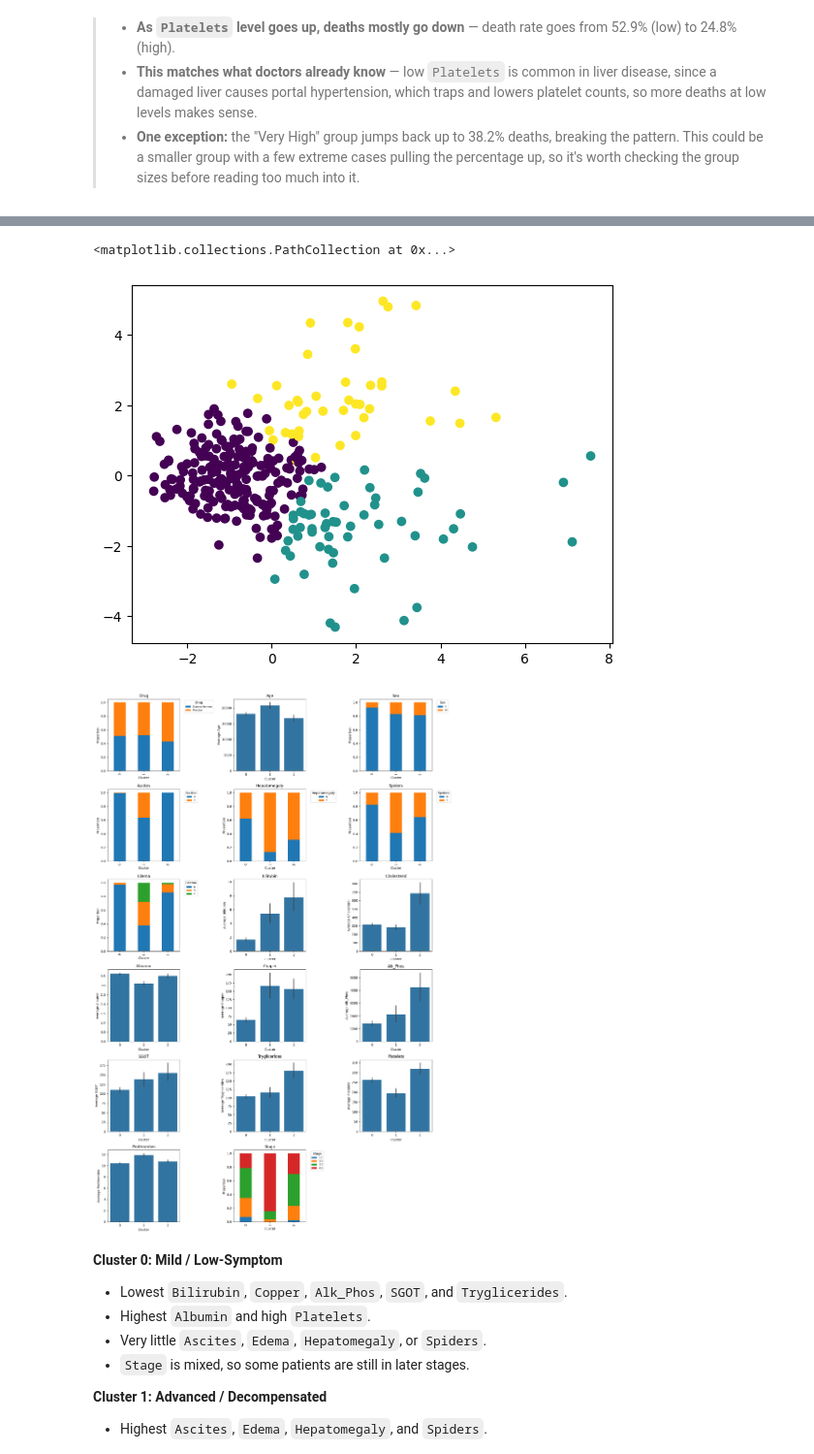
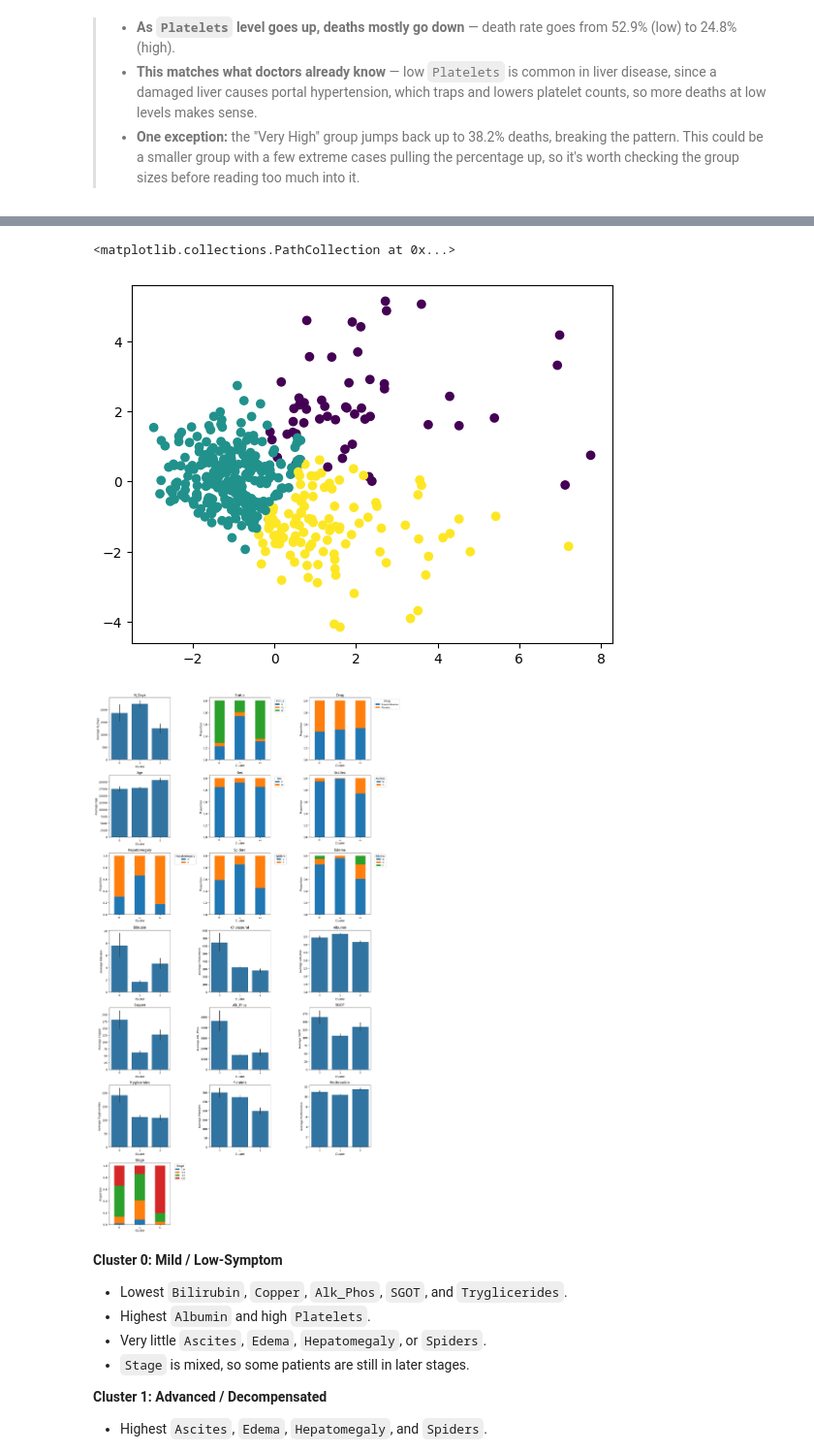
Before and after one commit to swirita/Cirrhosis-Prediction, a Jupyter notebook: Cirrhosis_Prediction.ipynb, the cells around one changed output, grey strips where cells are left out. Shown at 97% size. Saved outputs shown, nothing was run; the diff lists cells and outputs as text; code cells hidden in the pictures.

Commit message:
Update Clusters

```diff
--- a/Cirrhosis_Prediction.ipynb
+++ b/Cirrhosis_Prediction.ipynb
@@ -1220,3 +1217,3 @@ plot_status_by_feature_group(df, 'Platelets')
-# %%
-X_train_pre = preprocessor.fit_transform(X_train)
-X_test_pre = preprocessor.transform(X_test)
+# %%
+df_pre=preprocessor.fit_transform(df)
+df_pre.head()
@@ -1304,0 +1271,15 @@ X_train_cluster.head()
+# %%
+# trying at k=3
+best_k = 3
+
+final_kmeans = KMeans(
+    n_clusters=best_k,
+    random_state=42,
+    n_init=10
+)
+
+final_kmeans.fit(df_pre)
+
+df['Cluster']= final_kmeans.predict(df_pre)
+
+df
@@ -1307,16 +1302,16 @@ px.scatter_3d(x=X_train_pca.iloc[:,0], y=X_train_pca.iloc[:,1], z=X_train_pca.il
 # %% [output]
 [interactive output not drawn]
 # %%
-plt.scatter(X_train_pca.iloc[:,0], X_train_pca.iloc[:,1], c=final_kmeans.labels_)
+plt.scatter(df_pca.iloc[:,0], df_pca.iloc[:,1], c=final_kmeans.labels_)
 # %% [output]
 <matplotlib.collections.PathCollection at 0x...>
-[figure, old version]
+[figure, new version]
 # %%
 edema_order = ['N', 'S', 'Y']
 stage_order = [1.0, 2.0, 3.0, 4.0]
 ord_cols = ['Edema', 'Stage']
 
-feature_cols = [col for col in X_train_cluster.columns if col != 'Cluster']
+feature_cols = [col for col in df.columns if col != 'Cluster']
 
 n_cols = 3
 n_rows = -(-len(feature_cols) // n_cols)  # ceiling division
@@ -1327,42 +1322,42 @@ axes = axes.flatten()
 for i, col in enumerate(feature_cols):
     if col == 'Edema':
         # ordinal -> stacked proportions, kept in clinical order N < S < Y
-        ct = pd.crosstab(X_train_cluster['Cluster'], X_train_cluster[col], normalize='index')
+        ct = pd.crosstab(df['Cluster'], df[col], normalize='index')
         ct = ct.reindex(columns=edema_order, fill_value=0)
         ct.plot(kind='bar', stacked=True, ax=axes[i], legend=True)
         axes[i].legend(title=col, fontsize=8, bbox_to_anchor=(1.05, 1), loc='upper left')
         axes[i].set_ylabel("Proportion")
 
     elif col == 'Stage':
         # ordinal -> stacked proportions, kept in order 1 < 2 < 3 < 4
-        ct = pd.crosstab(X_train_cluster['Cluster'], X_train_cluster[col], normalize='index')
+        ct = pd.crosstab(df['Cluster'], df[col], normalize='index')
         ct = ct.reindex(columns=stage_order, fill_value=0)
         ct.plot(kind='bar', stacked=True, ax=axes[i], legend=True)
         axes[i].legend(title=col, fontsize=8, bbox_to_anchor=(1.05, 1), loc='upper left')
         axes[i].set_ylabel("Proportion")
 
-    elif X_train_cluster[col].dtype == 'object':
+    elif df[col].dtype == 'object':
         # nominal categorical -> stacked proportions, no specific order needed
-        ct = pd.crosstab(X_train_cluster['Cluster'], X_train_cluster[col], normalize='index')
+        ct = pd.crosstab(df['Cluster'], df[col], normalize='index')
         ct.plot(kind='bar', stacked=True, ax=axes[i], legend=True)
         axes[i].legend(title=col, fontsize=8, bbox_to_anchor=(1.05, 1), loc='upper left')
         axes[i].set_ylabel("Proportion")
 
     else:
         # numeric -> average per cluster
-        sns.barplot(data=X_train_cluster, x='Cluster', y=col, ax=axes[i])
+        sns.barplot(data=df, x='Cluster', y=col, ax=axes[i])
         axes[i].set_ylabel(f"Average {col}")
 
     axes[i].set_title(col)
     axes[i].set_xlabel("Cluster")
 
 for j in range(len(feature_cols), len(axes)):
     fig.delaxes(axes[j])
 
 plt.tight_layout()
 plt.show()
 # %% [output]
-[figure, old version]
+[figure, new version]
 # %% [markdown]
 **Cluster 0: Mild / Low-Symptom**
 - Lowest `Bilirubin`, `Copper`, `Alk_Phos`, `SGOT`, and `Tryglicerides`.
```
Also changed, not shown: parts of 31 cells of this notebook.
